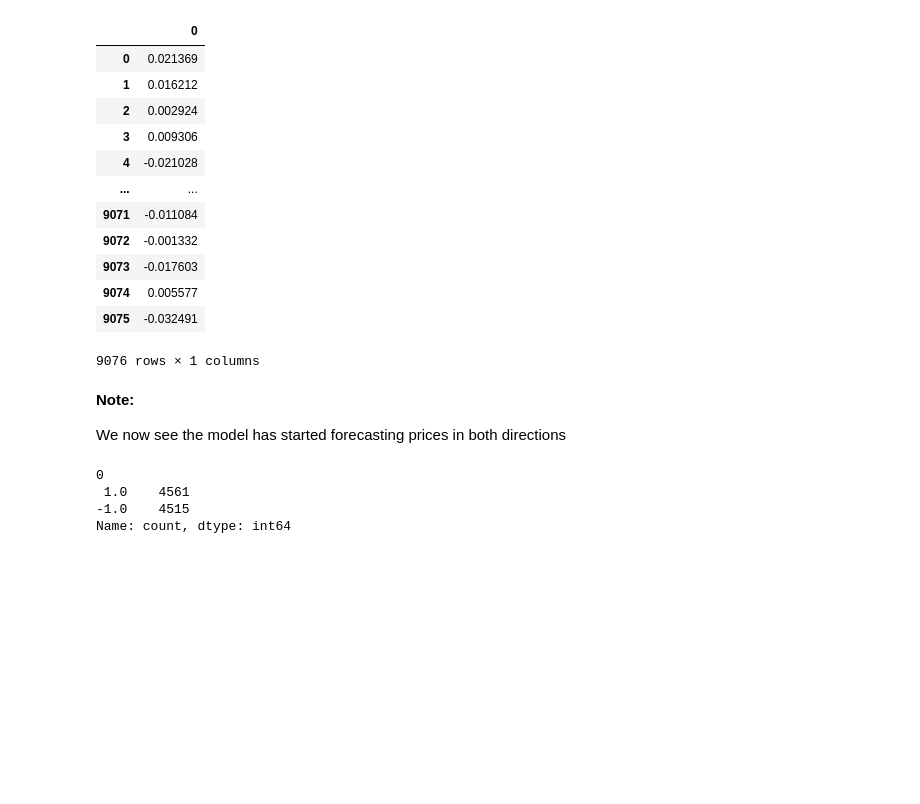
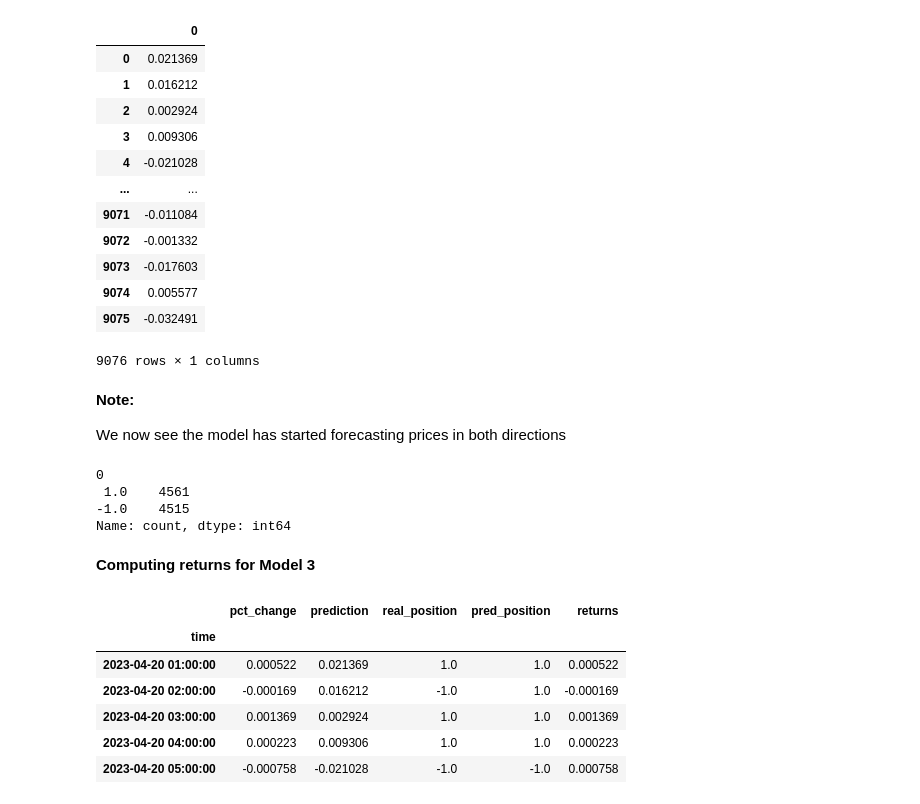
Before and after one commit to YarosInter/Time-Series-Conv1D-Neural-Network, a Jupyter notebook: Conv1D_Layer_Neural_Network.ipynb, the cells around one changed output. Cells and saved outputs as stored; diff of their text form; code cells hidden in the pictures; blank space fills up the shorter version.

```diff
--- a/Conv1D_Layer_Neural_Network.ipynb
+++ b/Conv1D_Layer_Neural_Network.ipynb
@@ -744,3 +744,16 @@ pd.DataFrame(np.sign(model_3_preds)).value_counts()
  1.0    4561
 -1.0    4515
 Name: count, dtype: int64
+# %% [markdown]
+**Computing returns for Model 3**
+# %%
+returns_model_3 = backtest.compute_strategy_returns(y_test[5:], model_3_preds)
+returns_model_3.head()
+# %% [output]
+|  | pct_change | prediction | real_position | pred_position | returns |
+| time |  |  |  |  |  |
+| 2023-04-20 01:00:00 | 0.000522 | 0.021369 | 1.0 | 1.0 | 0.000522 |
+| 2023-04-20 02:00:00 | -0.000169 | 0.016212 | -1.0 | 1.0 | -0.000169 |
+| 2023-04-20 03:00:00 | 0.001369 | 0.002924 | 1.0 | 1.0 | 0.001369 |
+| 2023-04-20 04:00:00 | 0.000223 | 0.009306 | 1.0 | 1.0 | 0.000223 |
+| 2023-04-20 05:00:00 | -0.000758 | -0.021028 | -1.0 | -1.0 | 0.000758 |
```
Also changed, not shown: parts of 7 cells of this notebook, 1 other file.
